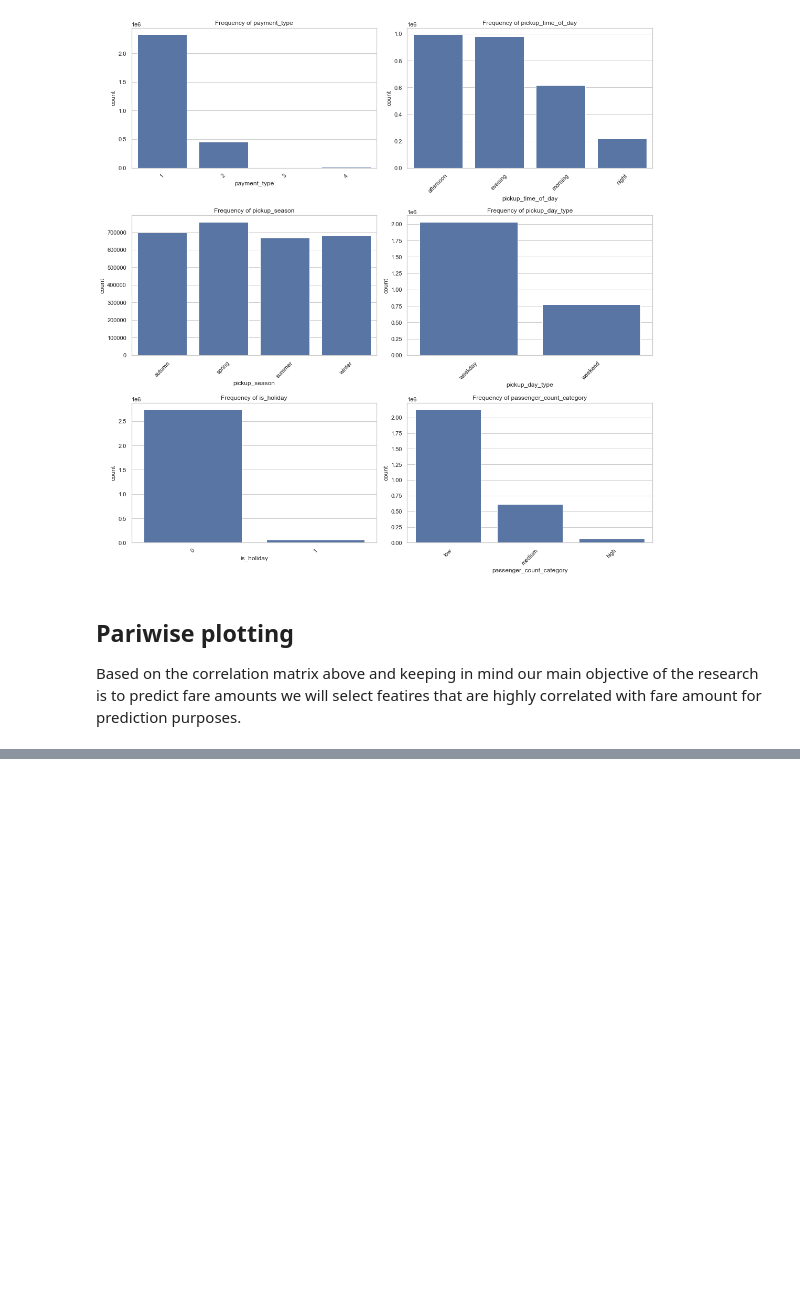
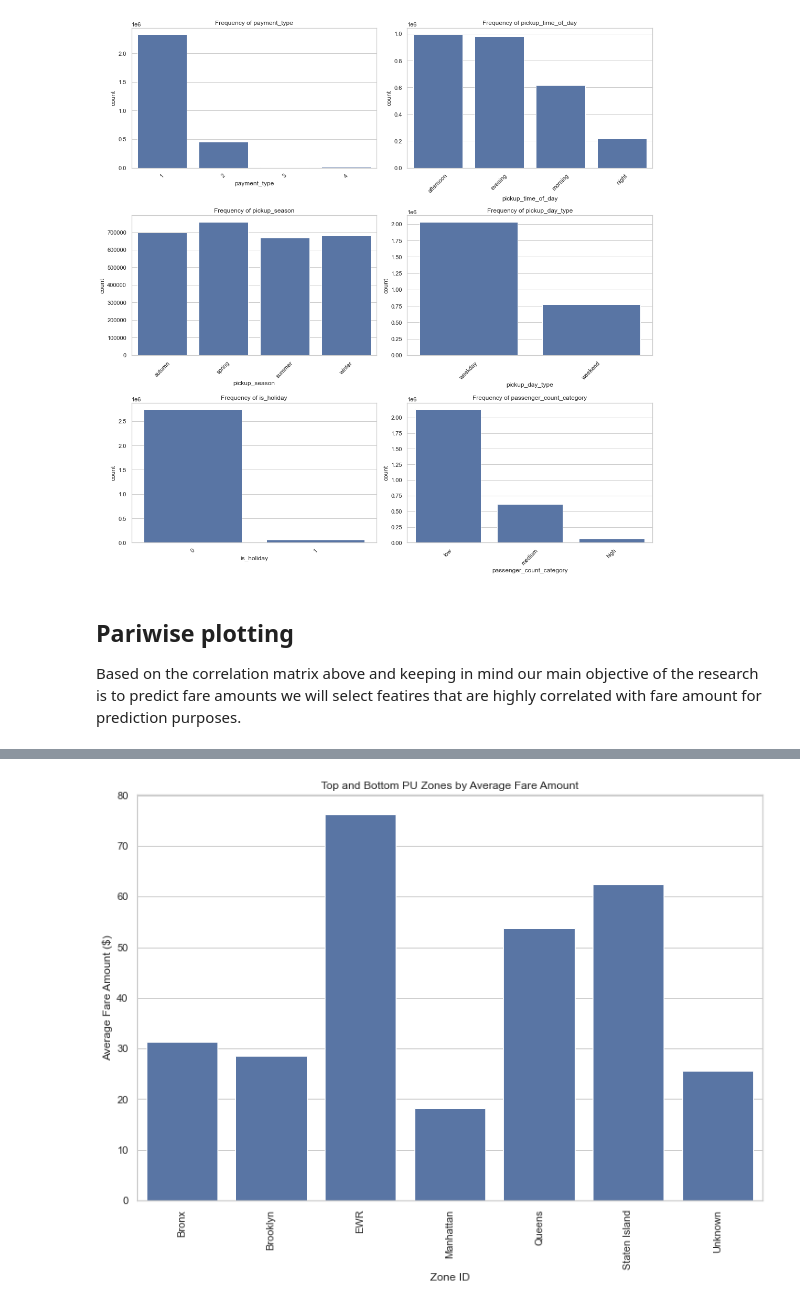
Before and after one commit to doli99/Advanced_Data_Analytics_Advanced_Programming_UNIL_MsCM_BA_Mariam_Dolidze_2024, a Jupyter notebook: 4. EDA_Modeling.ipynb, the cells around one changed output, grey strips where cells are left out. Saved outputs shown, nothing was run; the diff lists cells and outputs as text; code cells hidden in the pictures; blank space fills up the shorter version.

```diff
--- a/4. EDA_Modeling.ipynb
+++ b/4. EDA_Modeling.ipynb
@@ -801,0 +853,26 @@ for var in categorical_vars:
+# %%
+
+# Assuming df is your DataFrame and 'PULocationID' and 'fare_amount' are columns
+# Group by 'PULocationID' and calculate average fare amount
+zone_fares = filtered_df.groupby('PUborough')['fare_amount'].mean().reset_index()
+
+# Sort zones by average fare amount to identify top and bottom zones
+zone_fares_sorted = zone_fares.sort_values(by='fare_amount', ascending=False)
+
+# Plotting top 10 and bottom 10 zones
+top_zones = zone_fares_sorted.head(10)
+bottom_zones = zone_fares_sorted.tail(10)
+
+# Combine data for plotting
+combined_zones = pd.concat([top_zones, bottom_zones])
+
+# Plot
+plt.figure(figsize=(12, 8))
+sns.barplot(x='PUborough', y='fare_amount', data=combined_zones)
+plt.title('Top and Bottom PU Zones by Average Fare Amount')
+plt.xlabel('Zone ID')
+plt.ylabel('Average Fare Amount ($)')
+plt.xticks(rotation=90)
+plt.show()
+# %% [output]
+[figure, added]
```
Also changed, not shown: parts of 23 cells of this notebook.
